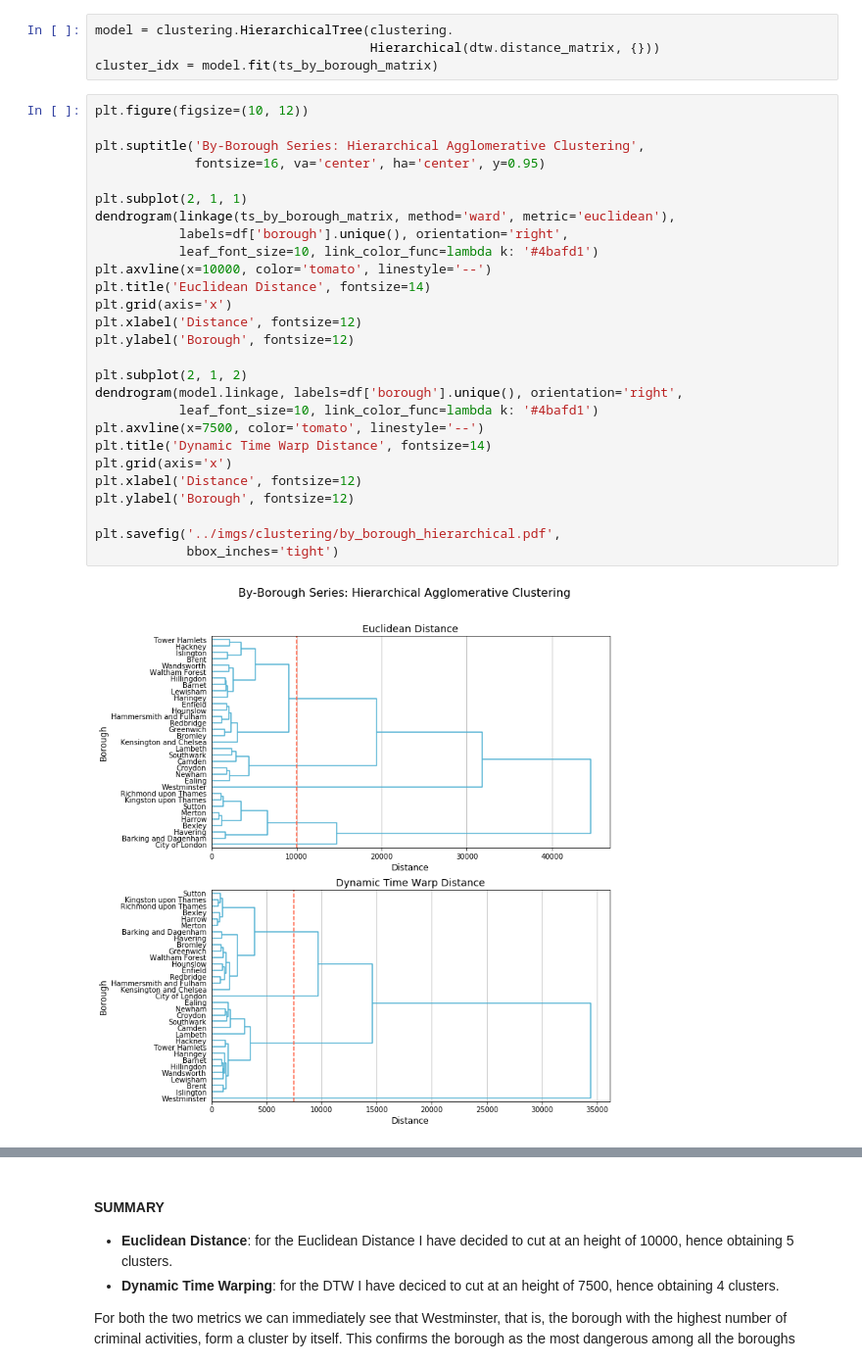
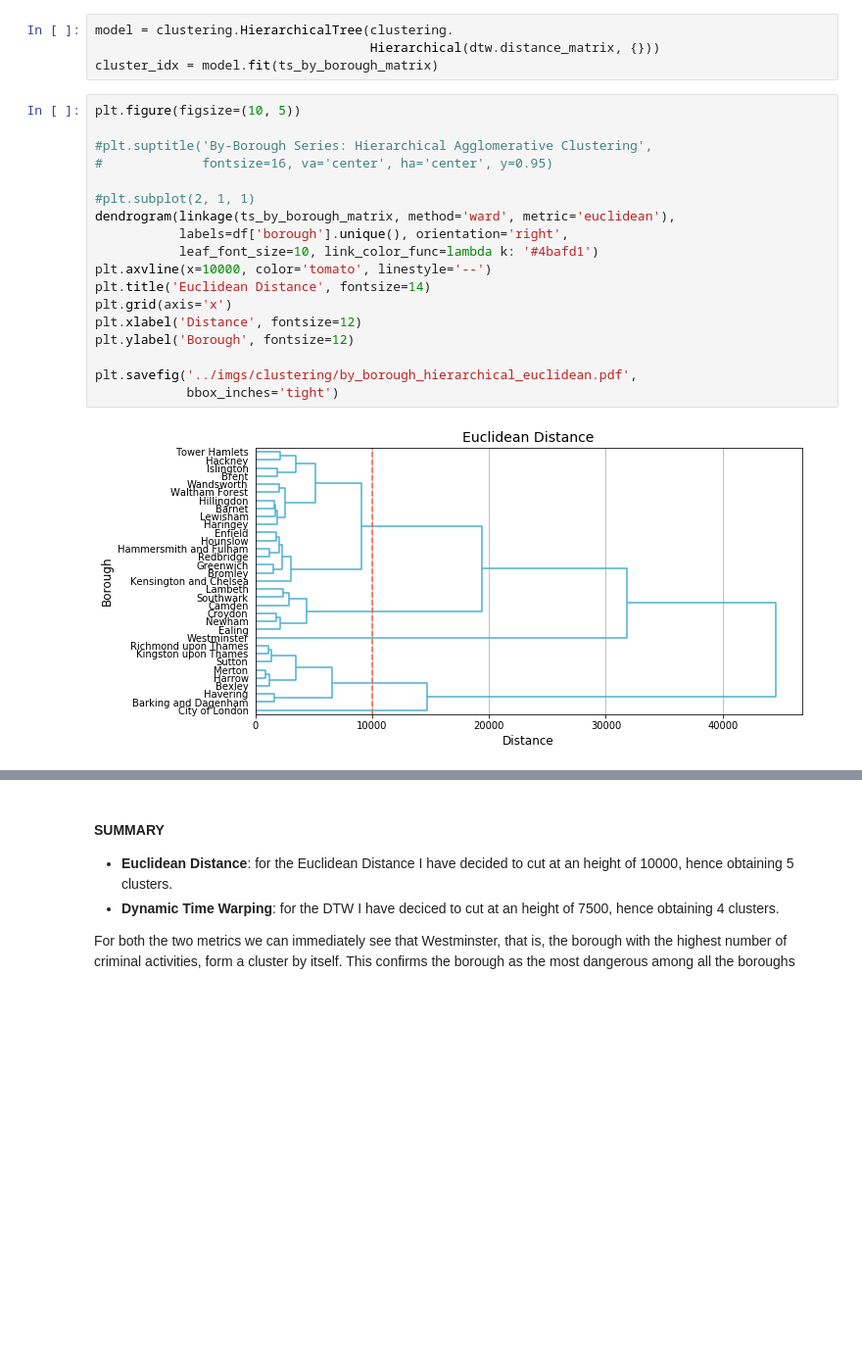
Before and after one commit to germz01/london_crime_data_analysis, a Jupyter notebook: notebooks/cluster_analysis.ipynb, the cells around one changed output, grey strips where cells are left out. Shown at 98% size. Cells and saved outputs as stored; diff of their text form; blank space fills up the shorter version.

```diff
--- a/notebooks/cluster_analysis.ipynb
+++ b/notebooks/cluster_analysis.ipynb
@@ -209,31 +209,22 @@ model = clustering.HierarchicalTree(clustering.
                                     Hierarchical(dtw.distance_matrix, {}))
 cluster_idx = model.fit(ts_by_borough_matrix)
 # %%
-plt.figure(figsize=(10, 12))
+plt.figure(figsize=(10, 5))
 
-plt.suptitle('By-Borough Series: Hierarchical Agglomerative Clustering',
-             fontsize=16, va='center', ha='center', y=0.95)
+#plt.suptitle('By-Borough Series: Hierarchical Agglomerative Clustering',
+#             fontsize=16, va='center', ha='center', y=0.95)
 
-plt.subplot(2, 1, 1)
+#plt.subplot(2, 1, 1)
 dendrogram(linkage(ts_by_borough_matrix, method='ward', metric='euclidean'),
            labels=df['borough'].unique(), orientation='right',
            leaf_font_size=10, link_color_func=lambda k: '#4bafd1')
 plt.axvline(x=10000, color='tomato', linestyle='--')
 plt.title('Euclidean Distance', fontsize=14)
 plt.grid(axis='x')
 plt.xlabel('Distance', fontsize=12)
 plt.ylabel('Borough', fontsize=12)
 
-plt.subplot(2, 1, 2)
-dendrogram(model.linkage, labels=df['borough'].unique(), orientation='right',
-           leaf_font_size=10, link_color_func=lambda k: '#4bafd1')
-plt.axvline(x=7500, color='tomato', linestyle='--')
-plt.title('Dynamic Time Warp Distance', fontsize=14)
-plt.grid(axis='x')
-plt.xlabel('Distance', fontsize=12)
-plt.ylabel('Borough', fontsize=12)
-
-plt.savefig('../imgs/clustering/by_borough_hierarchical.pdf',
+plt.savefig('../imgs/clustering/by_borough_hierarchical_euclidean.pdf',
             bbox_inches='tight')
 # %% [output]
-[figure, old version]
+[figure, new version]
```
Also changed, not shown: parts of 1 cell of this notebook, 2 other files.
